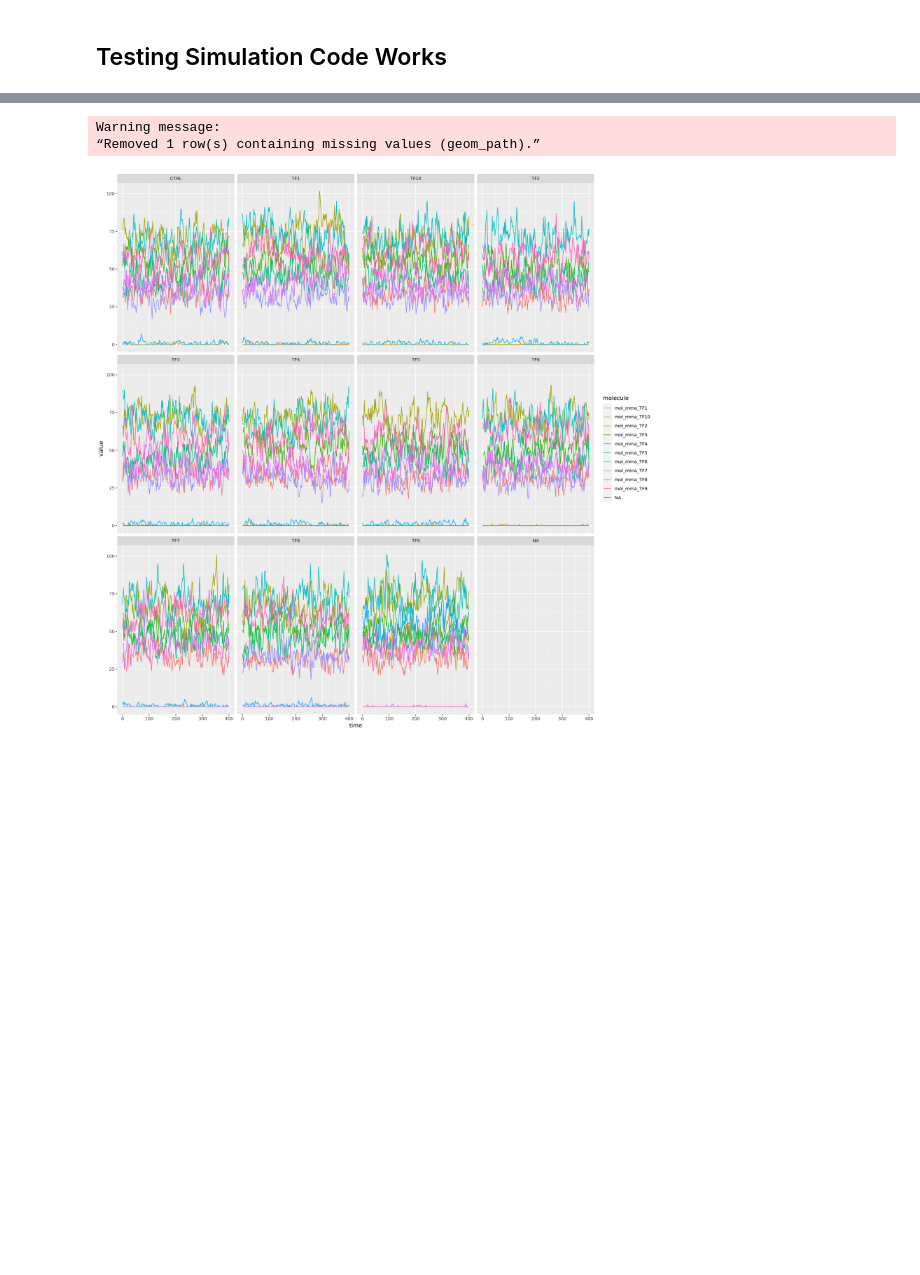
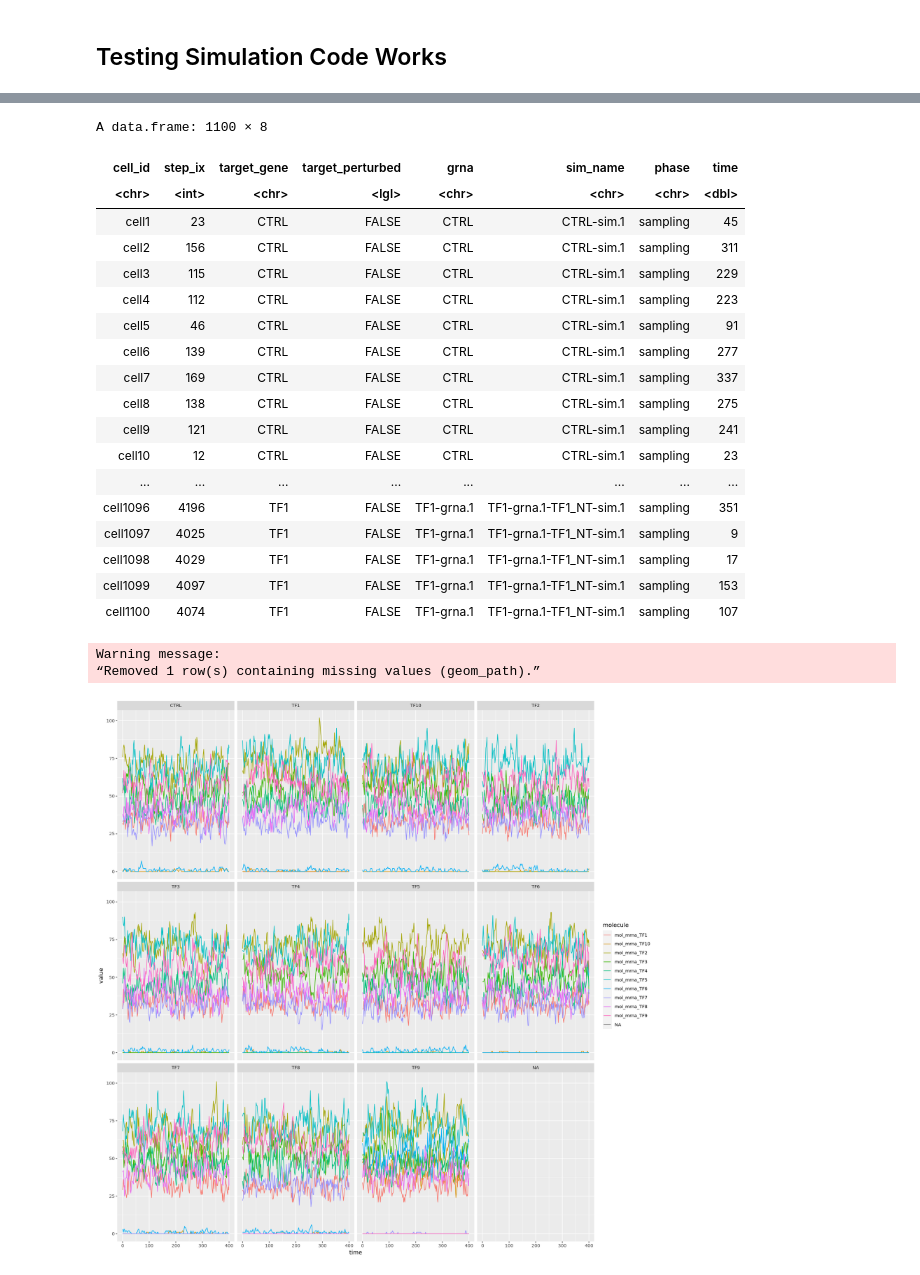
Before and after one commit to frogman141/crigen, a Jupyter notebook: notebooks/refactor_crigen.ipynb, the cells around one changed output, grey strips where cells are left out. Saved outputs shown, nothing was run; the diff lists cells and outputs as text; code cells hidden in the pictures; blank space fills up the shorter version.

Commit message:
fixed simulation bug

```diff
--- a/notebooks/refactor_crigen.ipynb
+++ b/notebooks/refactor_crigen.ipynb
@@ -1569,7 +1551,9 @@ model$feature_network %>%
 ## Testing Simulation Code Works
 # %%
 temp <- model %>%
-            create_grnas(on_target=0.5, off_target=0, ngrna_per_target=1, crispr_type='Knockout')
+            create_grnas(on_target=0.5, off_target=0, ngrna_per_target=1, crispr_type='Knockout') %>%
+            run_simulation(cluster='slurm', nsims_per_grna=1) %>%
+            create_experiment()
 # %% [output]
 Selecting Target Genes...
 
@@ -1607,3 +1562,25 @@ A rowwise_df: 21 × 3
+# %%
+temp$experiment$cell_info
+# %% [output]
+A data.frame: 1100 × 8
+| cell_id | step_ix | target_gene | target_perturbed | grna | sim_name | phase | time |
+| <chr> | <int> | <chr> | <lgl> | <chr> | <chr> | <chr> | <dbl> |
+| cell1 | 23 | CTRL | FALSE | CTRL | CTRL-sim.1 | sampling | 45 |
+| cell2 | 156 | CTRL | FALSE | CTRL | CTRL-sim.1 | sampling | 311 |
+| cell3 | 115 | CTRL | FALSE | CTRL | CTRL-sim.1 | sampling | 229 |
+| cell4 | 112 | CTRL | FALSE | CTRL | CTRL-sim.1 | sampling | 223 |
+| cell5 | 46 | CTRL | FALSE | CTRL | CTRL-sim.1 | sampling | 91 |
+| cell6 | 139 | CTRL | FALSE | CTRL | CTRL-sim.1 | sampling | 277 |
+| cell7 | 169 | CTRL | FALSE | CTRL | CTRL-sim.1 | sampling | 337 |
+| cell8 | 138 | CTRL | FALSE | CTRL | CTRL-sim.1 | sampling | 275 |
+| cell9 | 121 | CTRL | FALSE | CTRL | CTRL-sim.1 | sampling | 241 |
+| cell10 | 12 | CTRL | FALSE | CTRL | CTRL-sim.1 | sampling | 23 |
+| ... | ... | ... | ... | ... | ... | ... | ... |
+| cell1096 | 4196 | TF1 | FALSE | TF1-grna.1 | TF1-grna.1-TF1_NT-sim.1 | sampling | 351 |
+| cell1097 | 4025 | TF1 | FALSE | TF1-grna.1 | TF1-grna.1-TF1_NT-sim.1 | sampling | 9 |
+| cell1098 | 4029 | TF1 | FALSE | TF1-grna.1 | TF1-grna.1-TF1_NT-sim.1 | sampling | 17 |
+| cell1099 | 4097 | TF1 | FALSE | TF1-grna.1 | TF1-grna.1-TF1_NT-sim.1 | sampling | 153 |
+| cell1100 | 4074 | TF1 | FALSE | TF1-grna.1 | TF1-grna.1-TF1_NT-sim.1 | sampling | 107 |
 # %%
 # burn <- temp$simulation$burn
 # perturb <- temp$simulation$perturb
```
Also changed, not shown: parts of 5 cells of this notebook, 5 other files.
